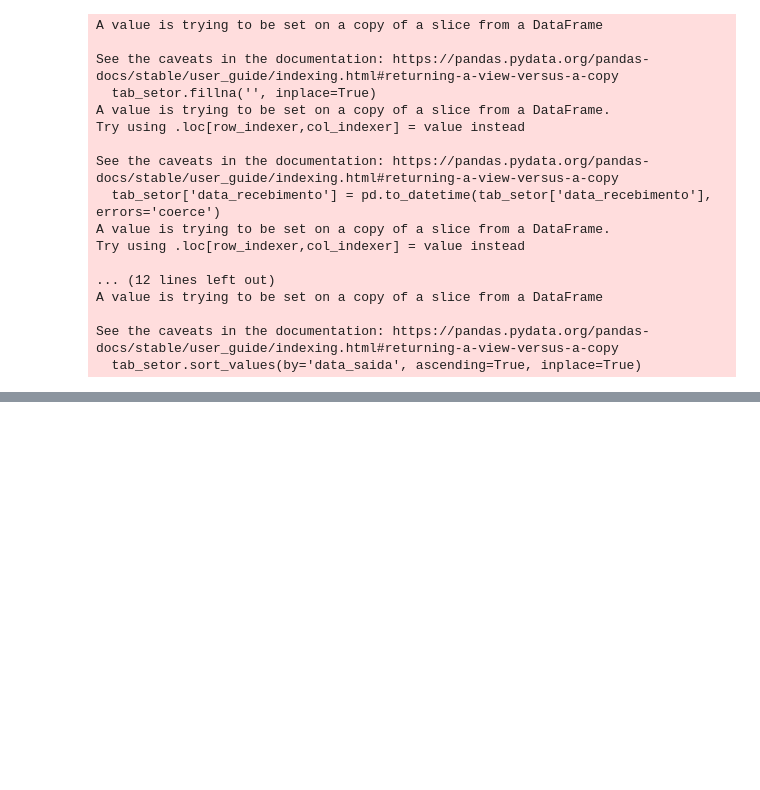
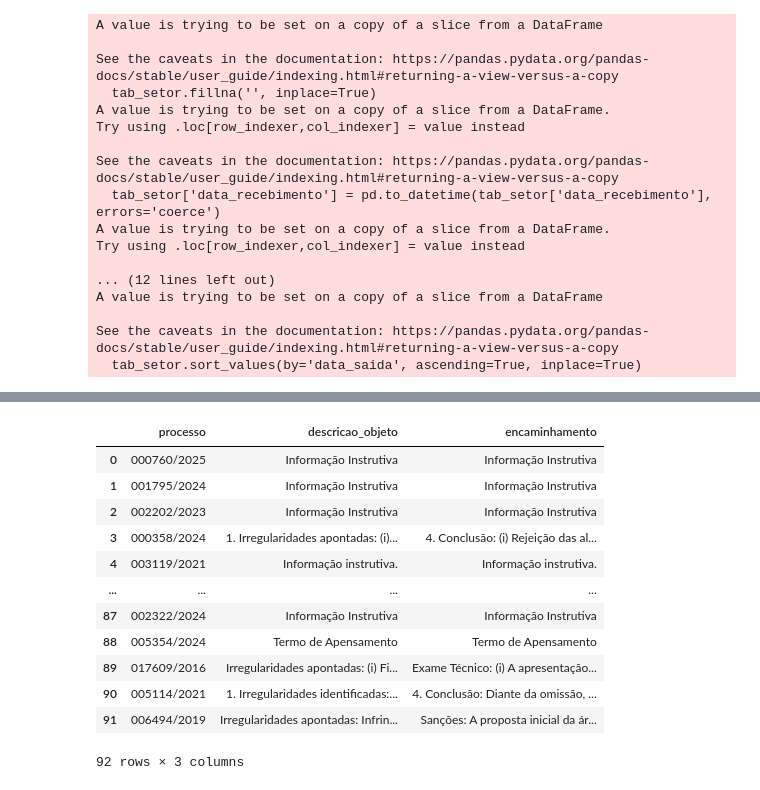
Before and after one commit to eduardoplima/ccd, a Jupyter notebook: scripts/sisdgf_planilha_processos.ipynb, the cells around one changed output, grey strips where cells are left out. Drawn from its saved outputs; the diff is of its cells as text; code cells hidden in the pictures; blank space fills up the shorter version.

```diff
--- a/scripts/sisdgf_planilha_processos.ipynb
+++ b/scripts/sisdgf_planilha_processos.ipynb
@@ -269,0 +597,24 @@ Diretora de Controle externo
+# %%
+sql_informacoes_processos = f'''
+SELECT concat(rtrim(inf.setor),'_',inf.numero_processo ,'_',inf.ano_processo,'_',RIGHT(concat('0000',inf.ordem),4),'.pdf') as arquivo,
+ppe.SequencialProcessoEvento as evento,
+CONCAT(inf.numero_processo,'/', inf.ano_processo) as processo,
+inf.*
+FROM processo.dbo.vw_ata_informacao inf INNER JOIN processo.dbo.Pro_ProcessoEvento ppe
+    ON inf.idinformacao = ppe.idinformacao
+WHERE setor = '{setor}'
+and year(inf.data_resumo) = {ano}
+and month(inf.data_resumo) IN ({', '.join(map(str, meses))})
+'''
+informacoes_processos = pd.read_sql(sql_informacoes_processos, conn)
+informacoes_processos['caminho_arquivo'] = informacoes_processos.apply(get_file_path, axis=1)
+
+informacoes_processos = informacoes_processos[~informacoes_processos['resumo'].str.contains('Pagamento da parcela')]
+informacoes_processos = informacoes_processos[~informacoes_processos['resumo'].str.contains('Capa')]
+informacoes_processos = informacoes_processos[~informacoes_processos['resumo'].str.contains('Evento do Processo Original')]
+
+informacoes_setor = informacoes_processos[informacoes_processos['setor'].str.strip() == setor]
+informacoes_setor['resumo'].fillna('', inplace=True)
+informacoes_setor = informacoes_setor[~informacoes_setor['resumo'].str.contains('Pagamento da parcela')]
+informacoes_setor['texto'] = informacoes_setor['caminho_arquivo'].apply(extract_text_from_pdf)
+processos_busca = ', '.join(f"'{proc}'" for proc in informacoes_setor['processo'].unique())
@@ -269,0 +663,23 @@ Diretora de Controle externo
+# %%
+informacoes_setor['descricao_objeto'] = informacoes_setor.apply(lambda row: get_descricao_informacao_conclusiva(row), axis=1)
+# %%
+informacoes_setor['resumo_pos_ementa'] = informacoes_setor['descricao_objeto']
+# %%
+informacoes_setor['descricao_objeto'] = informacoes_setor['resumo_pos_ementa'].apply(lambda x: x.split('\n')[0])
+informacoes_setor['encaminhamento'] = informacoes_setor['resumo_pos_ementa'].apply(lambda x: x.split('\n')[-1])
+# %%
+informacoes_setor[['processo', 'descricao_objeto', 'encaminhamento']]
+# %% [output]
+|  | processo | descricao_objeto | encaminhamento |
+| 0 | 000760/2025 | Informação Instrutiva | Informação Instrutiva |
+| 1 | 001795/2024 | Informação Instrutiva | Informação Instrutiva |
+| 2 | 002202/2023 | Informação Instrutiva | Informação Instrutiva |
+| 3 | 000358/2024 | 1. Irregularidades apontadas: (i)... | 4. Conclusão: (i) Rejeição das al... |
+| 4 | 003119/2021 | Informação instrutiva. | Informação instrutiva. |
+| ... | ... | ... | ... |
+| 87 | 002322/2024 | Informação Instrutiva | Informação Instrutiva |
+| 88 | 005354/2024 | Termo de Apensamento | Termo de Apensamento |
+| 89 | 017609/2016 | Irregularidades apontadas: (i) Fi... | Exame Técnico: (i) A apresentação... |
+| 90 | 005114/2021 | 1. Irregularidades identificadas:... | 4. Conclusão: Diante da omissão, ... |
+| 91 | 006494/2019 | Irregularidades apontadas: Infrin... | Sanções: A proposta inicial da ár... |
+92 rows × 3 columns
```
Also changed, not shown: parts of 29 cells of this notebook, 15 other files.
